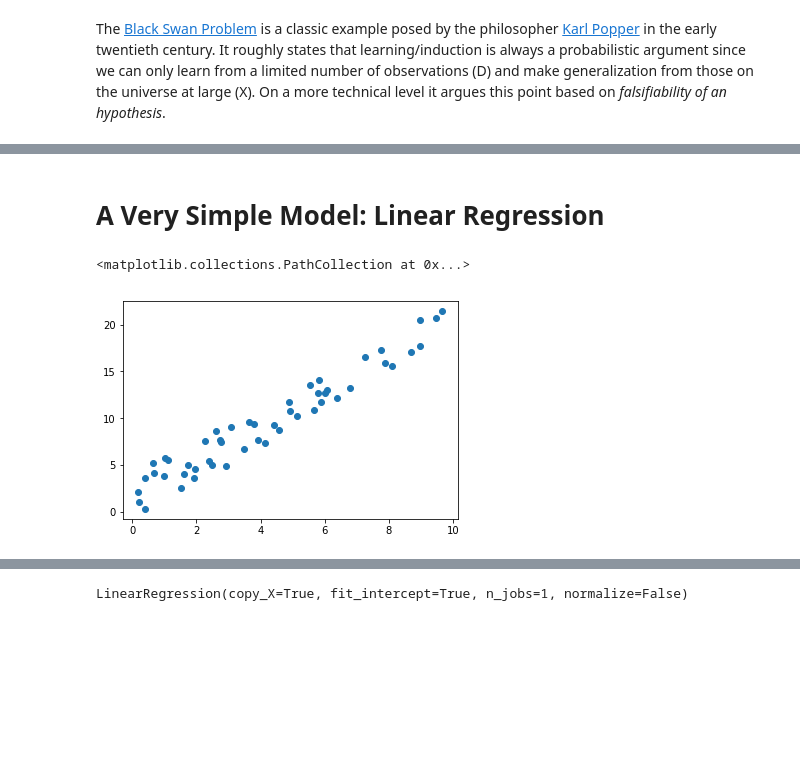
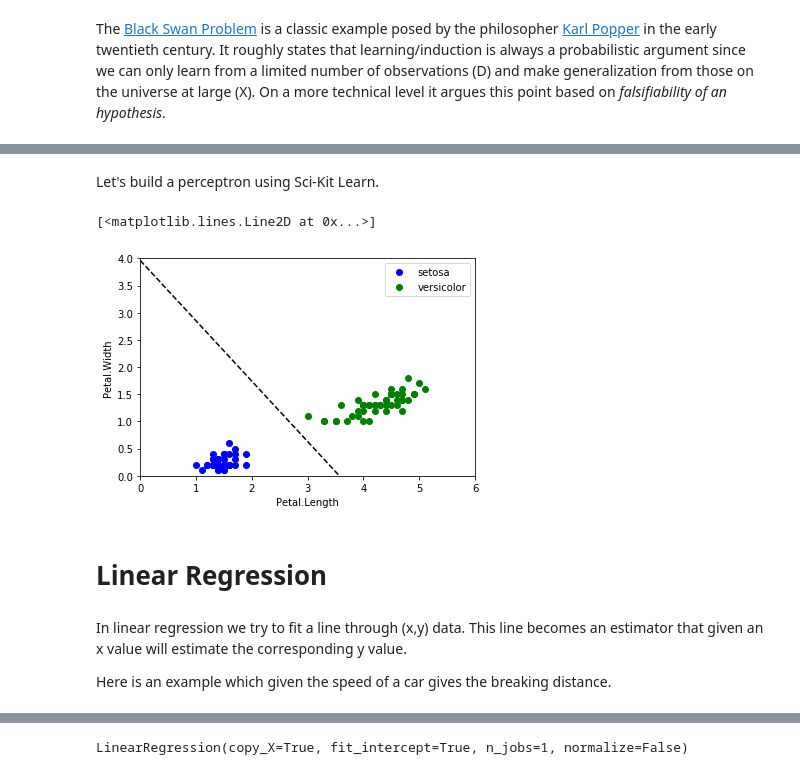
Before and after one commit to lutzhamel/CSC310, a Jupyter notebook: notes/10-models.ipynb, the cells around one changed output, grey strips where cells are left out. Cells and saved outputs as stored; diff of their text form; code cells hidden in the pictures; blank space fills up the shorter version.

```diff
--- a/notes/10-models.ipynb
+++ b/notes/10-models.ipynb
@@ -79,0 +89,2 @@ Training a perceptron is a simple stochastic search:
+# %% [markdown]
+Let's build a perceptron using Sci-Kit Learn.
@@ -80,4 +96,45 @@ Training a perceptron is a simple stochastic search:
+# %%
+# prepare our data - just grab the two variables from the Iris dataset that mattered
+iris_df = pandas.read_csv("assets/iris.csv")
+shrink_df = iris_df[['Petal.Width','Petal.Length','Species']]
+
+# The perceptron can only deal with two labels at a time so drop one of them: virginica
+model_df = shrink_df[shrink_df.Species != 'virginica']
+
+# feature matrix and target vector
+model_features_df = model_df[['Petal.Length','Petal.Width']]
+# neural networks can only deal with numerical target values
+model_target_df = model_df['Species'].apply(lambda x: 1 if x == 'setosa' else -1)
+# %%
+# build and fit the perceptron model
+from sklearn.linear_model import Perceptron
+model = LinearRegression()
+model.fit(model_features_df, model_target_df)
+
+# compute the model in terms that we can plot
+slope = - model.coef_[0]/model.coef_[1]
+offset = - model.intercept_/model.coef_[1]
+# %%
+# scatter plot of the data
+plt.plot(model_df['Petal.Length'][model_df.Species == 'setosa'],model_df['Petal.Width'][model_df.Species == 'setosa'],'bo')
+plt.plot(model_df['Petal.Length'][model_df.Species == 'versicolor'],model_df['Petal.Width'][model_df.Species == 'versicolor'],'go')
+plt.axis([0, 6, 0, 4])
+plt.xlabel('Petal.Length')
+plt.ylabel('Petal.Width')
+plt.legend(['setosa','versicolor'])
+
+# plot the model
+x_ticks = [0,6]
+y_ticks = [slope * i + offset for i in x_ticks]
+plt.plot(x_ticks,y_ticks,"k--")
+# %% [output]
+[<matplotlib.lines.Line2D at 0x...>]
+[figure, added]
 # %% [markdown]
-# A Very Simple Model: Linear Regression
+# Linear Regression
+# %% [markdown]
+In linear regression we try to fit a line through (x,y) data.  This line becomes an estimator that given an x value will estimate the corresponding y value.
+
+Here is an example which given the speed of a car gives the breaking distance.
 # %%
 %matplotlib inline
@@ -86,9 +143 @@ import random
 import pandas
-# %%
-# generate some data
-x = pandas.DataFrame([10 * random.random() for __ in range(50)])
-y = 2 * x - 1 + pandas.DataFrame([5*random.random() for __ in range(50)])
-plt.scatter(x,y)
-# %% [output]
-<matplotlib.collections.PathCollection at 0x...>
-[figure, removed]
```
Also changed, not shown: parts of 35 cells of this notebook, 2 other files.
